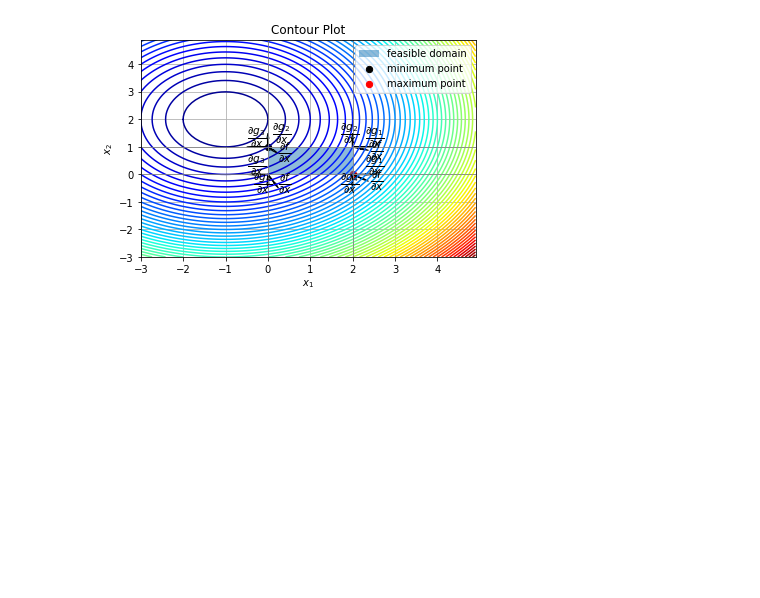
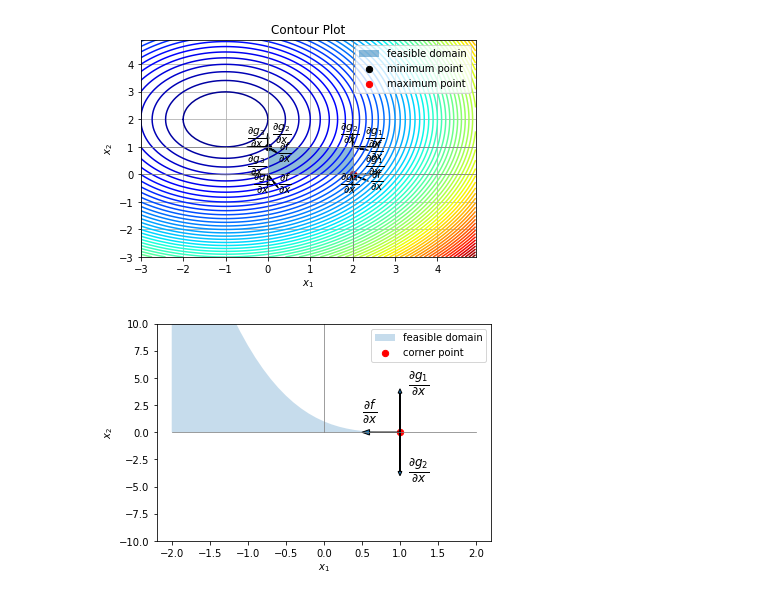
Before and after one commit to sdutta42/DOP_HW4, a Jupyter notebook: DOP_HW4_code.ipynb, the cells around one changed output. Cells and saved outputs as stored; diff of their text form; code cells hidden in the pictures; blank space fills up the shorter version.

```diff
--- a/DOP_HW4_code.ipynb
+++ b/DOP_HW4_code.ipynb
@@ -83,3 +85,37 @@ plt.legend(loc='upper right')
 plt.show()
 # %% [output]
 [figure]
+# %%
+## Question-2
+
+x1 = np.linspace(-2, 2, 41)
+xf = np.linspace(-2, 1, 31)
+x2 = (1-xf) ** 3
+plt.figure
+
+# plot coordinate frame
+plt.plot(x1, np.zeros(x1.shape[0]), c='gray', linewidth=0.75)
+plt.plot(np.zeros(x2.shape[0]),x2, c='gray', linewidth=0.75)
+
+# plot constraint
+plt.fill_between(xf, x2, alpha=0.25, label='feasible domain')
+
+# plot point
+plt.scatter(1, 0, marker='o', s=40, c='r', label='corner point')
+
+# plot the gradient at conner points
+# conner point (1, 0)
+plt.arrow(1, 0, -0.5, 0, width=0.03, head_width=0.5, head_length=0.1, length_includes_head=True)
+plt.text(0.5, 1.5, r'$\frac{\partial f}{\partial x}$', fontsize=17)
+plt.arrow(1, 0, 0, 4, width=0.01, head_width=0.05, head_length=0.4, length_includes_head=True)
+plt.text(1.1, 4, r'$\frac{\partial g_1}{\partial x}$', fontsize=17)
+plt.arrow(1, 0, 0, -4, width=0.01, head_width=0.05, head_length=0.4, length_includes_head=True)
+plt.text(1.1, -4, r'$\frac{\partial g_2}{\partial x}$', fontsize=17)
+
+plt.ylim(-10, 10)
+plt.xlabel('$x_1$')
+plt.ylabel('$x_2$')
+plt.legend(loc='upper right')
+plt.show()
+# %% [output]
+[figure, added]
```
Also changed, not shown: parts of 2 cells of this notebook.
